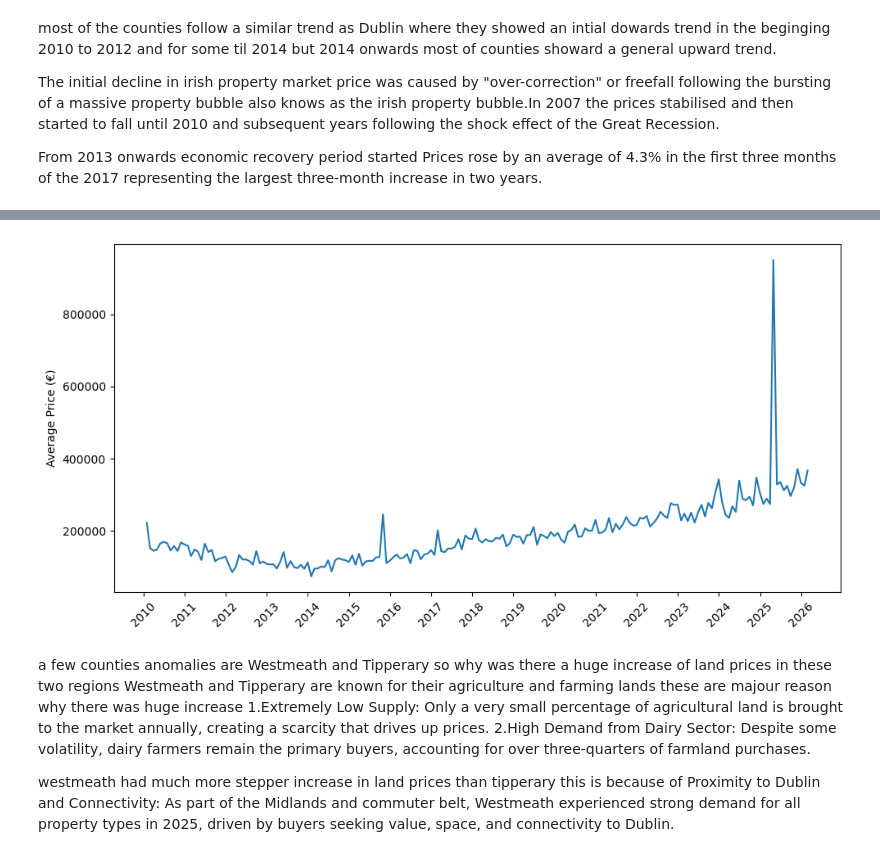
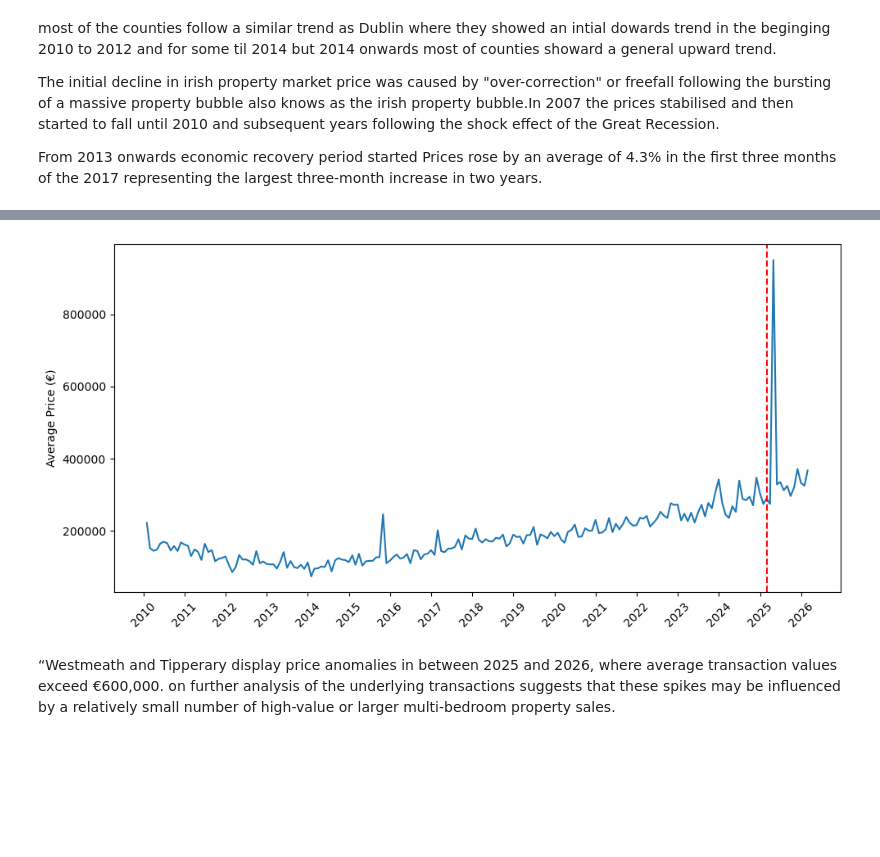
Before and after one commit to sudeepisstupid123/topics_in_data_analytics_EDA, a Jupyter notebook: EDA.ipynb, the cells around one changed output, grey strips where cells are left out. Drawn from its saved outputs; the diff is of its cells as text; code cells hidden in the pictures; blank space fills up the shorter version.

```diff
--- a/EDA.ipynb
+++ b/EDA.ipynb
@@ -36,6 +37,7 @@ changing the data type of Price from string to numeric and also removing the eur
 # %%
 df['Date of Sale (dd/mm/yyyy)'] = pd.to_datetime(df['Date of Sale (dd/mm/yyyy)'],format="%d/%m/%Y")
 df['Price (\x80)']=df['Price (\x80)'].str.replace('\x80','').str.replace(',','').astype(float)
+df['Year'] = df['Date of Sale (dd/mm/yyyy)'].dt.year
 # %% [markdown]
 we use resample("M").mean() to group by all the prices by month and apply mean on that this is done as the data was tooo noisy to plot line chart
 # %%
@@ -85,27 +88,22 @@ plt.show()
 # %%
 filtered_df=df[df['County']=="Westmeath"]
 filtered_df = filtered_df.sort_values("Date of Sale (dd/mm/yyyy)")
 filtered_df = filtered_df.set_index("Date of Sale (dd/mm/yyyy)")
 filtered_monthly_price=filtered_df["Price (\x80)"].resample("M").mean()
 
 plt.figure(figsize=(10,5))
 plt.plot(filtered_monthly_price)
 
 ax = plt.gca()
 ax.xaxis.set_major_locator(mdates.YearLocator())
 ax.xaxis.set_major_formatter(mdates.DateFormatter('%Y'))
+ax.axvline(x=pd.to_datetime("2025-03-01"), color='red', linestyle='--')
 
 plt.ylabel("Average Price (€)")
 plt.xticks(rotation=45)
 plt.tight_layout()
 plt.show()
 # %% [output]
-[figure, old version]
+[figure, new version]
 # %% [markdown]
-a few counties anomalies are Westmeath and Tipperary
-so why was there a huge increase of land prices  in these two regions
-Westmeath and Tipperary are known for their agriculture and farming lands these are majour reason why there was huge increase
-1.Extremely Low Supply: Only a very small percentage of agricultural land is brought to the market annually, creating a scarcity that drives up prices.
-2.High Demand from Dairy Sector: Despite some volatility, dairy farmers remain the primary buyers, accounting for over three-quarters of farmland purchases.
-
-westmeath had much more stepper increase in land prices than tipperary this is because of  Proximity to Dublin and Connectivity: As part of the Midlands and commuter belt, Westmeath experienced strong demand for all property types in 2025, driven by buyers seeking value, space, and connectivity to Dublin.
+“Westmeath and Tipperary display price anomalies in between 2025 and 2026, where average transaction values exceed €600,000. on further analysis of the underlying transactions suggests that these spikes may be influenced by a relatively small number of high-value or larger multi-bedroom property sales.
```
Also changed, not shown: parts of 10 cells of this notebook.
